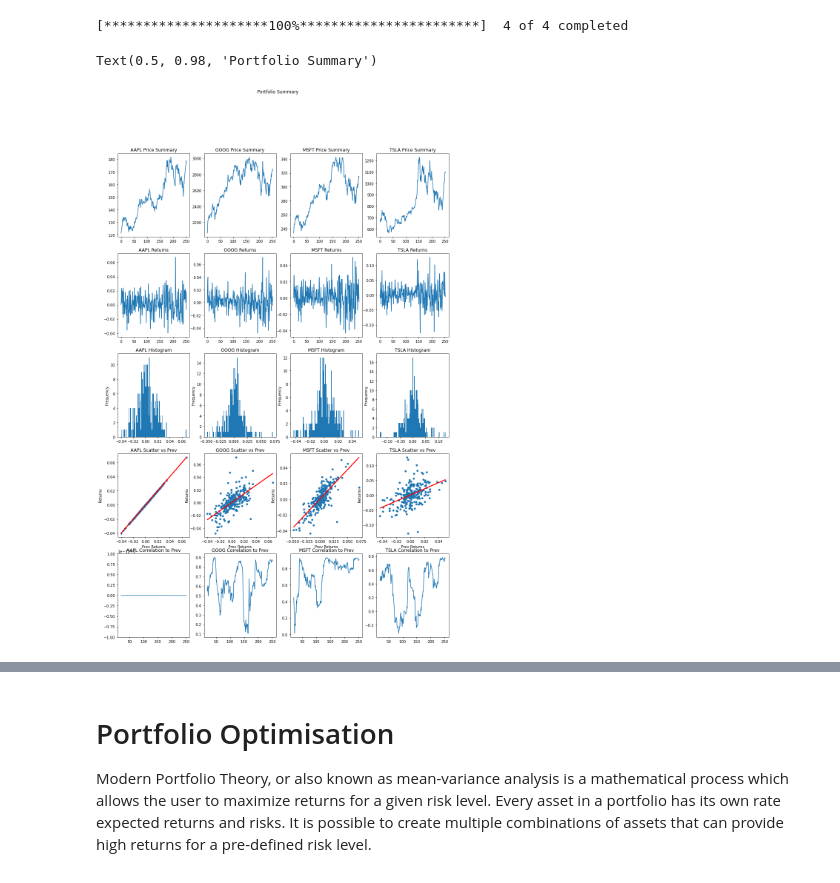
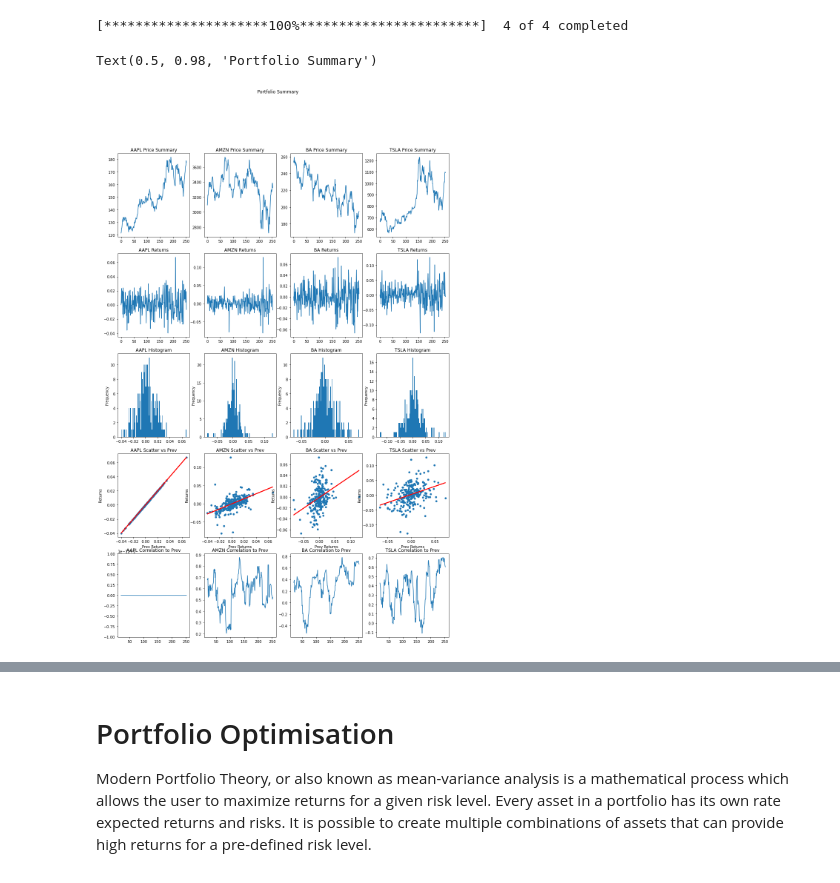
Before and after one commit to michaelmml/Financial-Data-Science, a Jupyter notebook: AlgoTradingStrategies.ipynb, the cells around one changed output, grey strips where cells are left out. Drawn from its saved outputs; the diff is of its cells as text; code cells hidden in the pictures.

```diff
--- a/AlgoTradingStrategies.ipynb
+++ b/AlgoTradingStrategies.ipynb
@@ -163,7 +16,7 @@ import yfinance as yf
 # %%
 import matplotlib.pyplot as plt
 # %%
-tickers = ['msft', 'aapl', 'goog', 'tsla']
+tickers = ['ba', 'aapl', 'amzn', 'tsla']
 df2 = yf.download(tickers, start="2021-03-31", end="2022-03-31")
 # %% [output]
 [*********************100%***********************]  4 of 4 completed
@@ -175,35 +28,32 @@ fig.set_size_inches(16,24)
 old_df = pd.DataFrame()
 x = 0
 
 for col in df2_close.columns:
 
     selected_series = df2_close[col].values.tolist()
     analysis = pd.DataFrame(selected_series.copy())
     analysis.columns = ["Price"]
     analysis['Returns'] = np.log(analysis["Price"] / analysis["Price"].shift(1))
     analysis = analysis.fillna(0)
     analysis["Price"].plot(title="{} Price Summary".format(col), ax=axs[0,x])
     analysis['Returns'].plot(title="{} Returns".format(col), ax=axs[1,x])
     analysis['Returns'].plot(kind='hist', bins=100, orientation='vertical', title="{} Histogram".format(col), ax=axs[2,x])
 
     if x == 0:
         analysis['Prev Returns'] = analysis['Returns']
     else: analysis['Prev Returns'] = old_df
 
     regression = np.polyfit(analysis['Prev Returns'], analysis['Returns'], deg=1)
     analysis[['Prev Returns', 'Returns']].plot(kind='scatter', title="{} Scatter vs Prev".format(col), x="Prev Returns", y="Returns", ax=axs[3,x])
     axs[3,x].plot(analysis['Prev Returns'], np.polyval(regression, analysis['Prev Returns']), 'r', lw=2)
 
     analysis['Prev Returns'].rolling(window=20).corr(analysis['Returns']).plot(title="{} Correlation to Prev".format(col), ax=axs[4,x])
-    axs[4,x].axhline(analysis['Returns'].corr().iloc[0,1], c='r')
+    # axs[4,x].axhline(analysis['Returns'].corr().iloc[0,1], c='r')
 
     x += 1
     old_df = analysis['Returns']
 
-# handles, labels = axs[0,0].get_legend_handles_labels()
-# fig.legend(handles, labels, loc='center right')
-
 fig.suptitle("Portfolio Summary")
 # %% [output]
 Text(0.5, 0.98, 'Portfolio Summary')
-[figure, old version]
+[figure, new version]
```
Also changed, not shown: parts of 70 cells of this notebook.
